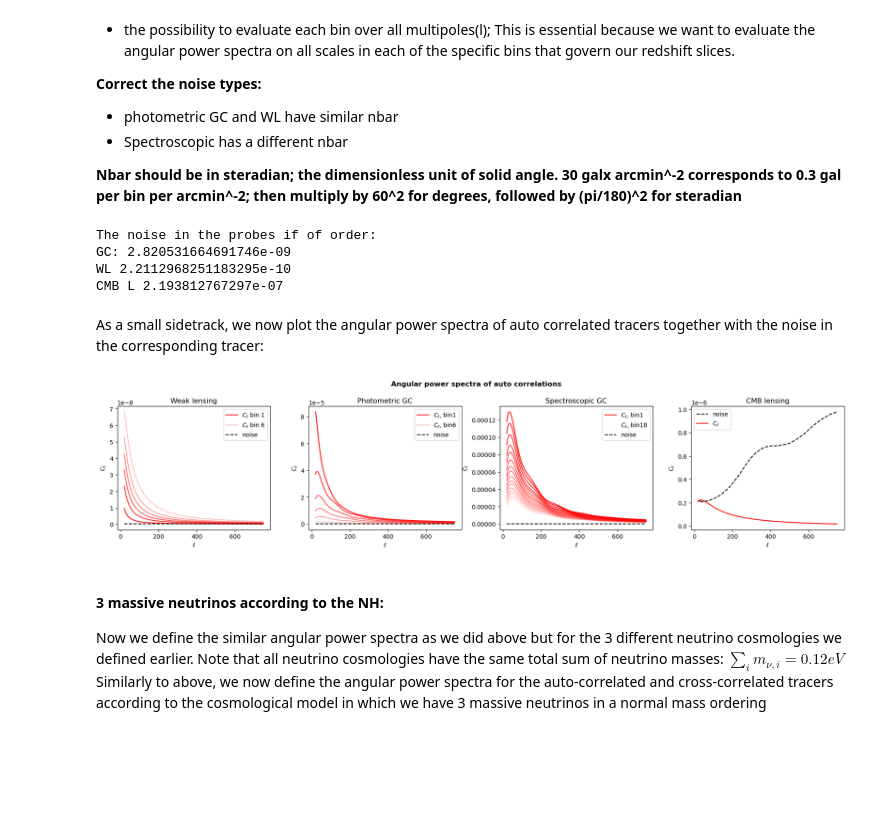
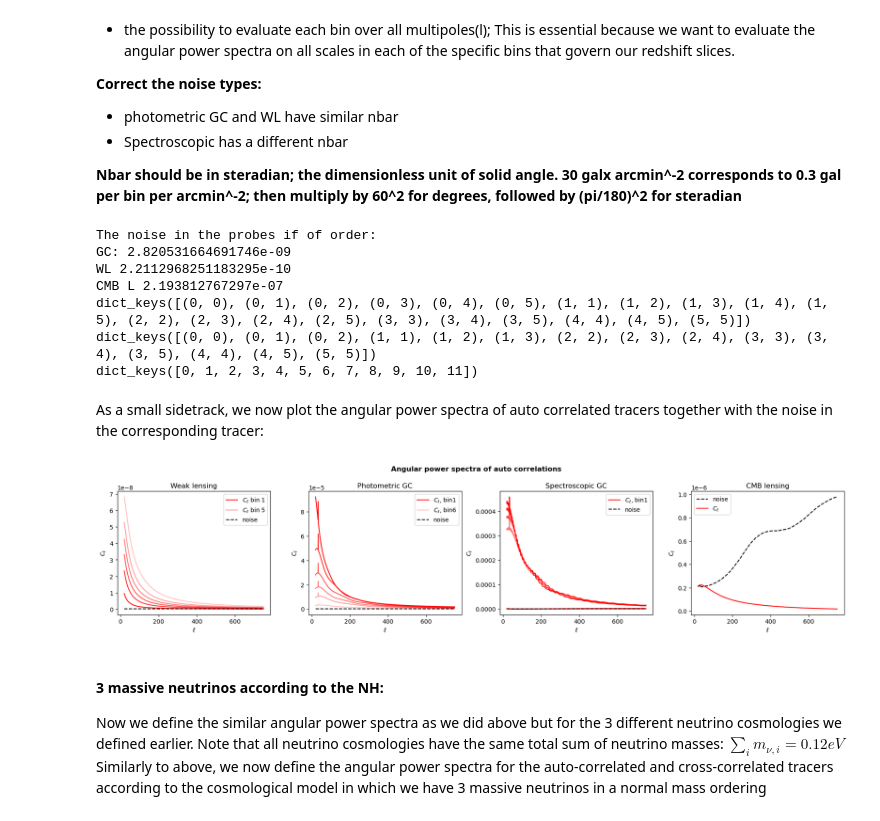
Before and after one commit to XanderHenrik/Masters-Project, a Jupyter notebook: notebooks/identifiability_test.ipynb, the cells around one changed output. Saved outputs shown, nothing was run; the diff lists cells and outputs as text; code cells hidden in the pictures; blank space fills up the shorter version.

```diff
--- a/notebooks/identifiability_test.ipynb
+++ b/notebooks/identifiability_test.ipynb
@@ -135,9 +135,9 @@ dndz *= n_bar
 zbins = glass.observations.equal_dens_zbins(z, dndz, nbins=6)
 phot_tomo_bins = glass.observations.tomo_nz_gausserr(z, dndz, 0.03, zbins) # Where the bin error is 0.03
 
-# Spectroscopic redshift binning:
-spec_z = (np.heaviside((z - 0.9), 1) - np.heaviside((z - 1.8), 1)) * dndz
-spec_zbins = glass.observations.fixed_zbins(zmin=0.9, zmax=1.8, dz=0.05)
+# Spectroscopic redshift binning, take double the redshift bins in the spectroscopic sample:
+spec_z = (np.heaviside((z - 0.9), 1) - np.heaviside((z - 1.5), 1)) * dndz
+spec_zbins = glass.observations.fixed_zbins(zmin=0.9, zmax=1.5, dz=0.05)
 spec_tomo_bins = glass.observations.tomo_nz_gausserr(z, spec_z, 0.0003, spec_zbins)
 
 # We now visualize the redshift binning:
@@ -251,12 +253,12 @@ Note: we evaluate all the angular power spectra in each of the tomorgaphic bins
 lcdm_auto_cmb = {0: ccl.angular_cl(lcdm_cosmo, lcdm_cmb_l_tracer, lcdm_cmb_l_tracer, l, l_limber=1120)}
 lcdm_cmb_wl = {i: ccl.angular_cl(lcdm_cosmo, lcdm_cmb_l_tracer, lcdm_wl_tracer[i], l, l_limber=1120) for i in range(len(phot_tomo_bins))}
 lcdm_cmb_gc_ph = {i: ccl.angular_cl(lcdm_cosmo, lcdm_cmb_l_tracer, lcdm_photo_clus_tracer[i], l, l_limber=1120) for i in range(len(phot_tomo_bins))}
-lcdm_cmb_gc_sp = {i: ccl.angular_cl(lcdm_cosmo, lcdm_spec_clus_tracer[i], lcdm_cmb_l_tracer, l, l_limber=1120) for i in range(len(spec_tomo_bins))}
+lcdm_cmb_gc_sp = {i: ccl.angular_cl(lcdm_cosmo, lcdm_cmb_l_tracer, lcdm_spec_clus_tracer[i], l, l_limber=1120) for i in range(len(spec_tomo_bins))}
 
 # For the gaussian covariance, we also need the angular power spectra of the auto-correlations of the tracers:
-lcdm_auto_gc_ph = {i: ccl.angular_cl(lcdm_cosmo, lcdm_photo_clus_tracer[i], lcdm_photo_clus_tracer[i], l) for i in range(len(phot_tomo_bins))}
-lcdm_auto_gc_sp = {i: ccl.angular_cl(lcdm_cosmo, lcdm_spec_clus_tracer[i], lcdm_spec_clus_tracer[i], l) for i in range(len(spec_tomo_bins))}
-lcdm_auto_wl = {i: ccl.angular_cl(lcdm_cosmo, lcdm_wl_tracer[i], lcdm_wl_tracer[i], l) for i in range(len(phot_tomo_bins))}
+lcdm_auto_gc_ph = {(i, j): ccl.angular_cl(lcdm_cosmo, lcdm_photo_clus_tracer[i], lcdm_photo_clus_tracer[j], l, l_limber=1120) for i in range(len(phot_tomo_bins)) for j in (np.arange(i, i + 3).tolist() if i <= 2 else np.arange(i, len(phot_tomo_bins)).tolist())}
+lcdm_auto_gc_sp = {i: ccl.angular_cl(lcdm_cosmo, lcdm_spec_clus_tracer[i], lcdm_spec_clus_tracer[i], l, l_limber=1120) for i in range(len(spec_tomo_bins))}
+lcdm_auto_wl = {(i, j): ccl.angular_cl(lcdm_cosmo, lcdm_wl_tracer[i], lcdm_wl_tracer[j], l, l_limber=1120) for i in range(len(phot_tomo_bins)) for j in (np.arange(i, len(phot_tomo_bins)).tolist())}
 
 # The noise types accompanying the angular power spectra:
 # Poisson error for galaxy clustering noise, point sources tracing homogeneous background field:
@@ -271,11 +273,18 @@ noise_cmb_l = np.loadtxt('/home/xander/Masters-Project/notebooks/cmb_noise_Planc
 
 # Check the order of magnitude of the noise in the probes:
 print(f'The noise in the probes if of order: \nGC: {noise_gc[0]} \nWL {noise_wl[0]} \nCMB L {noise_cmb_l[0]}')
+
+# print(lcdm_auto_wl.keys())
+# print(lcdm_auto_gc_ph.keys())
+# print(lcdm_auto_gc_sp.keys())
 # %% [output]
 The noise in the probes if of order:
 GC: 2.820531664691746e-09
 WL 2.2112968251183295e-10
 CMB L 2.193812767297e-07
+dict_keys([(0, 0), (0, 1), (0, 2), (0, 3), (0, 4), (0, 5), (1, 1), (1, 2), (1, 3), (1, 4), (1, 5), (2, 2), (2, 3), (2, 4), (2, 5), (3, 3), (3, 4), (3, 5), (4, 4), (4, 5), (5, 5)])
+dict_keys([(0, 0), (0, 1), (0, 2), (1, 1), (1, 2), (1, 3), (2, 2), (2, 3), (2, 4), (3, 3), (3, 4), (3, 5), (4, 4), (4, 5), (5, 5)])
+dict_keys([0, 1, 2, 3, 4, 5, 6, 7, 8, 9, 10, 11])
 # %% [markdown]
 As a small sidetrack, we now plot the angular power spectra of auto correlated tracers together with the noise in the corresponding tracer:
 # %%
@@ -286,9 +295,10 @@ plt.tight_layout()
 plt.subplots_adjust(wspace=0.25)
 
 # For WL:
-# To include all the tomographic bins:
-for j in range(len(phot_tomo_bins)):
-    axes[0].plot(l, lcdm_auto_wl[j], color='red', alpha=(1 - (0.15*j)), label=r'$C_{\ell}$' + f' bin {j+1}' if j == 0 or j == 5 else "")
+# To include all the tomographic bins but we only plot the auto-correlations:
+for key in lcdm_auto_wl.keys():
+    if key[0] == key[1]:
+        axes[0].plot(l, lcdm_auto_wl[(key)], color='red', alpha=(1 - (0.15*key[0])), label=r'$C_{\ell}$' + f' bin {key[0] + 1}' if key == (0, 0) or key == (4, 4) else "")
 
 axes[0].plot(l, noise_wl, 'k--', label='noise')
 axes[0].set_title("\nWeak lensing")
@@ -297,39 +307,40 @@ axes[0].set_xlabel(r'$\ell$')
 axes[0].set_ylabel(r'$C_{\ell}$')
 
 # For Photometric GC:
-# To include all the tomographic bins:
-for k in range(len(phot_tomo_bins)):
-    axes[1].plot(l, lcdm_auto_gc_ph[k], color='red', alpha=(1 - (0.15*k)), label=r'$C_{\ell}$,' + f' bin{(k+1)}' if k == 0 or k == 5 else "")
+# To include all the tomographic bins, auto-correlations:
+for key in lcdm_auto_gc_ph.keys():
+    if key[0] == key[1]:
+        axes[1].plot(l, lcdm_auto_gc_ph[key], color='red', alpha=(1 - (0.15*key[0])), label=r'$C_{\ell}$,' + f' bin{key[0] + 1}' if key == (0, 0) or key == (5, 5) else "")
 
 axes[1].plot(l, noise_gc, 'k--', label='noise')
 axes[1].set_title("\nPhotometric GC")
 axes[1].legend()
 axes[1].set_xlabel(r'$\ell$')
 axes[1].set_ylabel(r'$C_{\ell}$')
 
 # For Spectroscopic GC:
 # To include all the tomographic bins:
 for m in range(len(spec_tomo_bins)):
     axes[2].plot(l, lcdm_auto_gc_sp[m], color='red', alpha=(1 - (0.058*m)), label=r'$C_{\ell}$,' + f' bin{(m+1)}' if m == 0 or m == 17 else "")
 
 axes[2].plot(l, noise_gc, 'k--', label='noise')
 axes[2].set_title("\nSpectroscopic GC")
 axes[2].legend()
 axes[2].set_xlabel(r'$\ell$')
 axes[2].set_ylabel(r'$C_{\ell}$')
 
 # For CMB lensing:
 axes[3].plot(l, noise_cmb_l[0:(len(l))], 'k--', label='noise')
 axes[3].plot(l, lcdm_auto_cmb[0], color='red', label=r'$C_{\ell}$')
 axes[3].set_title("\nCMB lensing")
 axes[3].legend()
 axes[3].set_xlabel(r'$\ell$')
 axes[3].set_ylabel(r'$C_{\ell}$')
 # axes[3].set_xlim(0, 400)
 # axes[3].set_ylim(0.1e-7, 0.5e-6)
 plt.show()
 # %% [output]
-[figure, old version]
+[figure, new version]
 # %% [markdown]
 #### 3 massive neutrinos according to the NH:
 Now we define the similar angular power spectra as we did above but for the 3 different neutrino cosmologies we defined earlier. Note that all neutrino cosmologies have the same total sum of neutrino masses: $\sum_{i} m_{\nu, i} = 0.12 eV$
```
Also changed, not shown: parts of 33 cells of this notebook.
